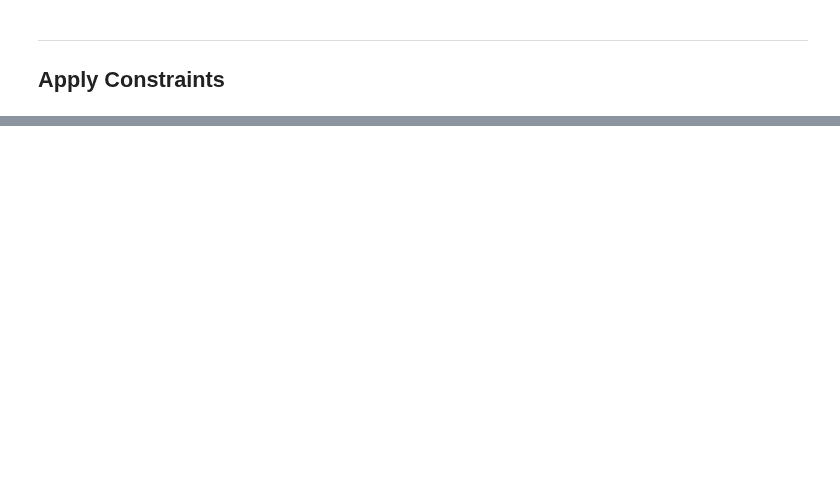
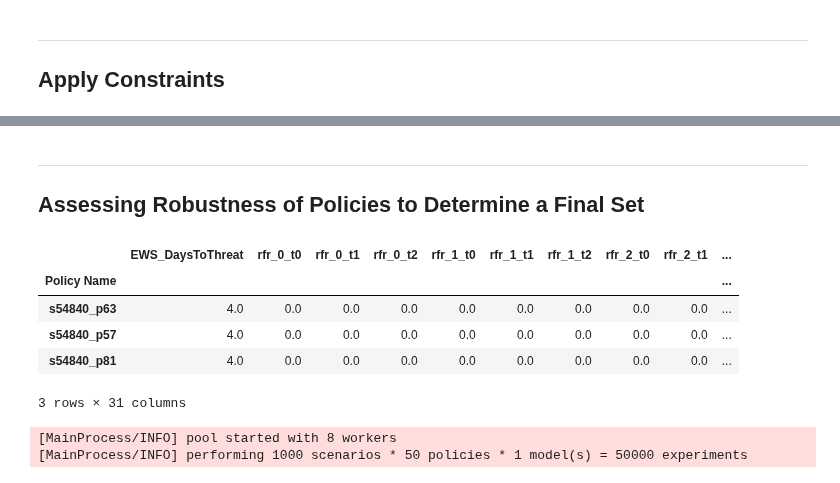
Before and after one commit to ghsher/epa1361_group15, a Jupyter notebook: final assignment/Directed Search.ipynb, the cells around one changed output, grey strips where cells are left out. Saved outputs shown, nothing was run; the diff lists cells and outputs as text; code cells hidden in the pictures; blank space fills up the shorter version.

```diff
--- a/final assignment/Directed Search.ipynb
+++ b/final assignment/Directed Search.ipynb
@@ -359,0 +366,6 @@ policies_df.to_csv('./output/policies__constraints_filtered.csv', index=False)
+# %%
+policy_set_diversities.sort(key=lambda entry:entry[0], reverse=True)
+# %%
+most_diverse = policy_set_diversities[0]
+most_diverse_set = list(most_diverse[1])
+print(most_diverse_set)
@@ -359,0 +374,4 @@ policies_df.to_csv('./output/policies__constraints_filtered.csv', index=False)
+# %%
+robustness_policies = policies_df.iloc[most_diverse_set]
+assert(robustness_policies.shape[0] == 50)
+robustness_policies.head(3)
@@ -359,0 +384,17 @@ policies_df.to_csv('./output/policies__constraints_filtered.csv', index=False)
+# %%
+robustness_policies = robustness_policies.set_index('Policy Name')
+robustness_policies.to_csv('./output/policies__constraints_filtered__diverse_set_50.csv', index=False)
+# %% [markdown]
+-------------------------------------------------
+
+## Assessing Robustness of Policies to Determine a Final Set
+# %%
+robustness_policies_levers = robustness_policies[[l.name for l in model_a4.levers]]
+robustness_policies_levers.head(3)
+# %% [output]
+|  | EWS_DaysToThreat | rfr_0_t0 | rfr_0_t1 | rfr_0_t2 | rfr_1_t0 | rfr_1_t1 | rfr_1_t2 | rfr_2_t0 | rfr_2_t1 | ... |
+| Policy Name |  |  |  |  |  |  |  |  |  | ... |
+| s54840_p63 | 4.0 | 0.0 | 0.0 | 0.0 | 0.0 | 0.0 | 0.0 | 0.0 | 0.0 | ... |
+| s54840_p57 | 4.0 | 0.0 | 0.0 | 0.0 | 0.0 | 0.0 | 0.0 | 0.0 | 0.0 | ... |
+| s54840_p81 | 4.0 | 0.0 | 0.0 | 0.0 | 0.0 | 0.0 | 0.0 | 0.0 | 0.0 | ... |
+3 rows × 31 columns
@@ -359,0 +405,10 @@ policies_df.to_csv('./output/policies__constraints_filtered.csv', index=False)
+# %%
+n_scenarios = 1000
+#TODO: change the number
+# n_scenarios = 1000
+with MultiprocessingEvaluator(model_a4) as evaluator:
+    results2 = evaluator.perform_experiments(n_scenarios,
+                                             ema_policies)
+# %% [output]
+[MainProcess/INFO] pool started with 8 workers
+[MainProcess/INFO] performing 1000 scenarios * 50 policies * 1 model(s) = 50000 experiments
```
Also changed, not shown: parts of 22 cells of this notebook, 8 other files.
